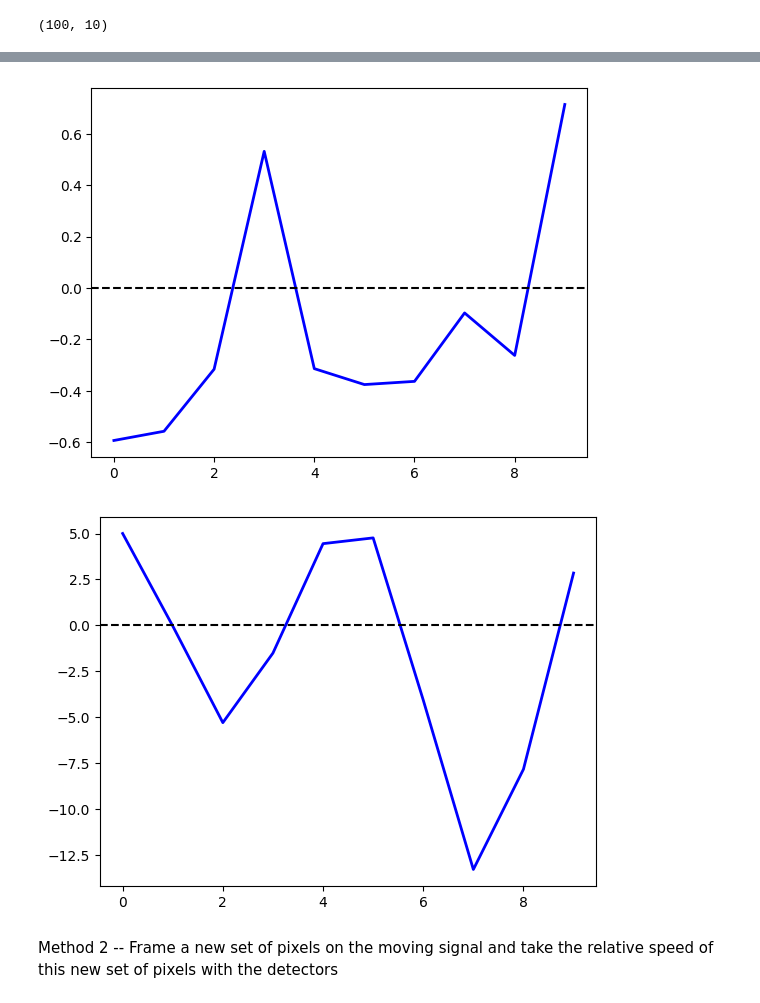
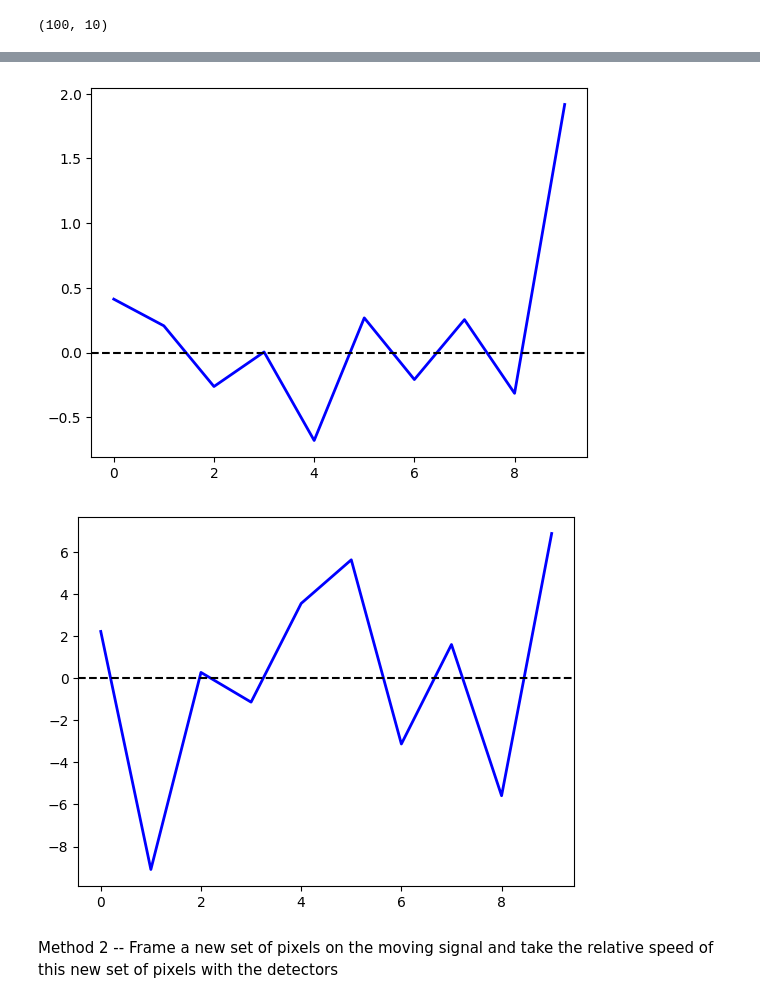
Before and after one commit to Rachel-0420/Toy-Model-for-Field-Level, a Jupyter notebook: moving_signals.ipynb, the cells around one changed output, grey strips where cells are left out. Saved outputs shown, nothing was run; the diff lists cells and outputs as text; code cells hidden in the pictures.

Commit message:
changed speed of wind

```diff
--- a/moving_signals.ipynb
+++ b/moving_signals.ipynb
@@ -42,9 +42,10 @@ class Signal:
 
     def signal_func(self, time, wind, N_p): # one dimensional
         signal_t = []
-        vel = int(self.moving_velocity(wind)[0])
+        vel = self.moving_velocity(wind)[0]
         for i in range(N_p):
-            signal_t.append(self.input[i-time*vel])
+            signal_t.append(self.input[i-int(time*vel)])
+        # print(vel, time, int(time*vel))
         signal_t = np.array(signal_t)
         return signal_t
 # %%
@@ -77,7 +78,7 @@ class Data:
 # signal: data of signal (which in this case is modeled to be a sine function in each pixel)
 N_t, N_p = 150 * 10, 10
 # %%
-wind = Wind(1, (-1,0))
+wind = Wind(0.5, (-1,0))
 signal_pack = Signal(N_p, 5, 30)
 signal = signal_pack.input
 # %%
@@ -135,7 +136,7 @@ data_pack.input_2 = None
 
 input_1 = []
 for time_ind in range(N_t):
-    output = signal_pack.signal_func(time_ind//150, wind, N_p)
+    output = signal_pack.signal_func(time_ind/150., wind, N_p)
     # print(np.shape(output))
     input_1.append(output[P_encoded_org][time_ind])
 input_1 = np.array(input_1)
@@ -222,6 +223,6 @@ trace_2.posterior['s'].squeeze().shape
 # %%
 signal_2 = []
 for i in range(len(signal)):
-    if (i % 2 == 0):
+    if ((i+1) % 3 != 0):
         signal_2.append(signal[i])
 # %%
@@ -289,14 +290,14 @@ plt.show()
 # %%
-plt.plot(s_mean_1 - signal_2, color='blue', lw=2.0)
+plt.plot(s_mean_1 - signal_2[:10], color='blue', lw=2.0)
 plt.axhline(0, color='black', linestyle='--')
 plt.show()
 
-plt.plot(s_mean_2 - signal_2, color='blue', lw=2.0)
+plt.plot(s_mean_2 - signal_2[:10], color='blue', lw=2.0)
 plt.axhline(0, color='black', linestyle='--')
 plt.show()
 # %% [output]
-[figure, old version]
+[figure, new version]
-[figure, old version]
+[figure, new version]
 # %% [markdown]
 Method 2 -- Frame a new set of pixels on the moving signal and take the relative speed of this new set of pixels with the detectors
 # %%
```
Also changed, not shown: parts of 12 cells of this notebook.
